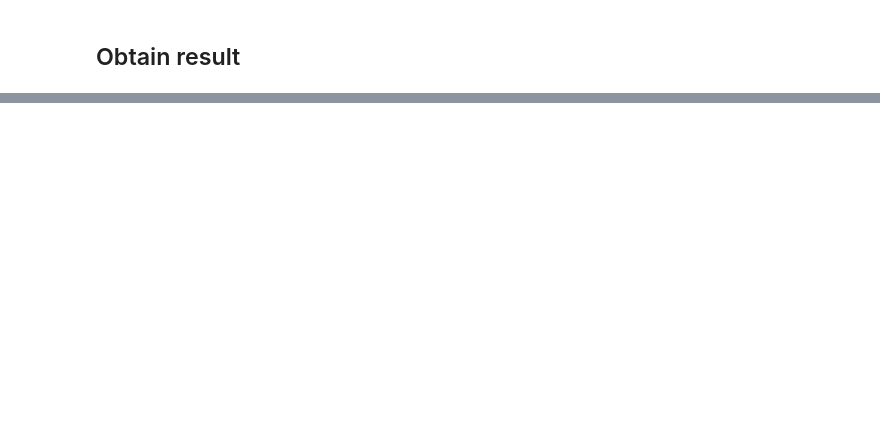
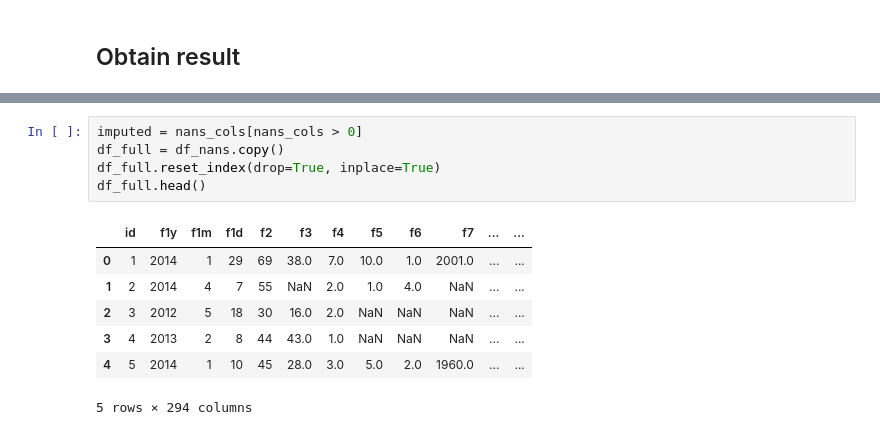
Before and after one commit to scikodot/msu-share, a Jupyter notebook: ml/competition02/competition02.ipynb, the cells around one changed output, grey strips where cells are left out. Drawn from its saved outputs; the diff is of its cells as text; blank space fills up the shorter version.

```diff
--- a/ml/competition02/competition02.ipynb
+++ b/ml/competition02/competition02.ipynb
@@ -244,0 +306,13 @@ df_final.head()
+# %%
+imputed = nans_cols[nans_cols > 0]
+df_full = df_nans.copy()
+df_full.reset_index(drop=True, inplace=True)
+df_full.head()
+# %% [output]
+|  | id | f1y | f1m | f1d | f2 | f3 | f4 | f5 | f6 | f7 | ... | ... |
+| 0 | 1 | 2014 | 1 | 29 | 69 | 38.0 | 7.0 | 10.0 | 1.0 | 2001.0 | ... | ... |
+| 1 | 2 | 2014 | 4 | 7 | 55 | NaN | 2.0 | 1.0 | 4.0 | NaN | ... | ... |
+| 2 | 3 | 2012 | 5 | 18 | 30 | 16.0 | 2.0 | NaN | NaN | NaN | ... | ... |
+| 3 | 4 | 2013 | 2 | 8 | 44 | 43.0 | 1.0 | NaN | NaN | NaN | ... | ... |
+| 4 | 5 | 2014 | 1 | 10 | 45 | 28.0 | 3.0 | 5.0 | 2.0 | 1960.0 | ... | ... |
+5 rows × 294 columns
```
Also changed, not shown: parts of 29 cells of this notebook.
